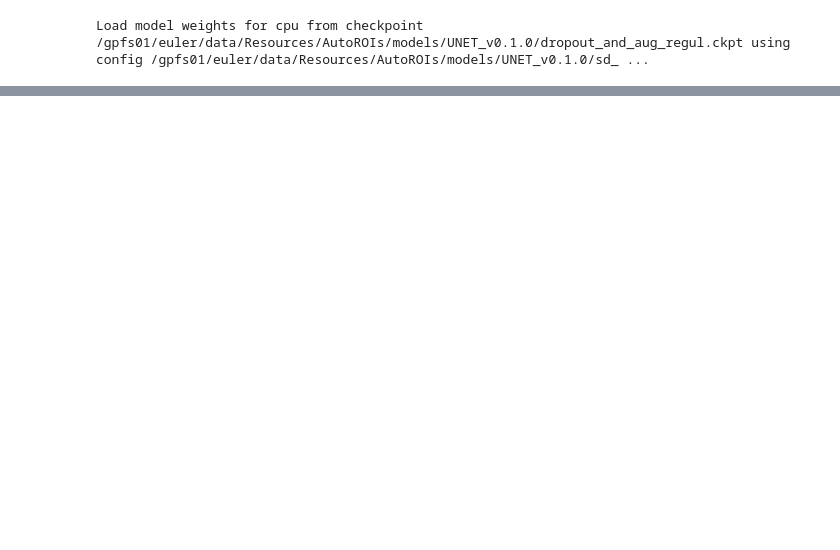
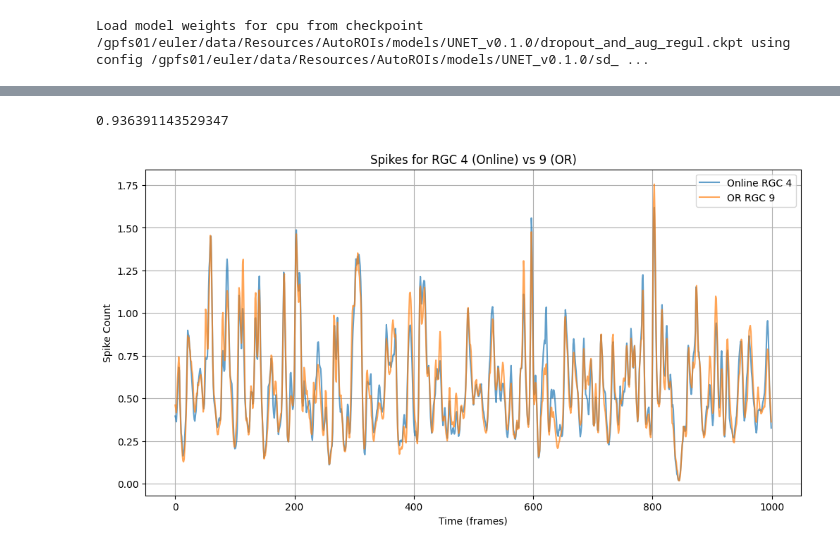
Before and after one commit to SamuelSuhai/model_in_the_loop, a Jupyter notebook: notebooks/validate_online_analysis/validate_online_preprocessing_and_meis.ipynb, the cells around one changed output, grey strips where cells are left out. Drawn from its saved outputs; the diff is of its cells as text; code cells hidden in the pictures; blank space fills up the shorter version.

```diff
--- a/notebooks/validate_online_analysis/validate_online_preprocessing_and_meis.ipynb
+++ b/notebooks/validate_online_analysis/validate_online_preprocessing_and_meis.ipynb
@@ -130,0 +218,5 @@ Load model weights for cpu from checkpoint /gpfs01/euler/data/Resources/AutoROIs
+# %%
+random_seed_mei_wrapper = RandomSeedMEIWrapper(
+    dj_table_holder=dj_table_holder,
+    model_configs=cfg.model_configs,
+    seeds= [123,456,789])
@@ -130,0 +273,9 @@ Load model weights for cpu from checkpoint /gpfs01/euler/data/Resources/AutoROIs
+# %%
+# load OR data
+responses_path = "/gpfs01/euler/User/ssuhai/openretina_cache/euler_lab/hoefling_2024/responses/rgc_natstim_2024-08-14.h5"
+
+responses_dict = load_h5_into_dict(file_path=responses_path)
+
+filtered_responses_dict = filter_responses(responses_dict, **cfg.model_configs.quality_checks)
+
+final_responses = make_final_responses(filtered_responses_dict, response_type="natural")
@@ -130,0 +352,32 @@ Load model weights for cpu from checkpoint /gpfs01/euler/data/Resources/AutoROIs
+# %%
+
+def compare_spikes(online_roi_id, or_roi_id):
+    online_raw_session_dict = random_seed_mei_wrapper.session_dict_raw['online_session_1_ventral1_20250717']
+    neuron_idx = np.where(raw_session_dict["roi_ids"]== or_roi_id)[0].item()
+    online_neuron_idx = np.where( online_raw_session_dict["roi_ids"]== online_roi_id)[0].item()
+
+    # extract the spikes
+    online_spikes = online_raw_session_dict["natural_spikes"][online_neuron_idx]
+    or_spikes = raw_session_dict["natural_spikes"][neuron_idx]
+
+    print(np.corrcoef(online_spikes[~ np.isnan(online_spikes)], or_spikes[~ np.isnan(or_spikes)])[0, 1])
+
+    # plot them overlaid in one figure
+    t0,t1 = 2000,3000
+    plt.figure(figsize=(12, 6))
+    plt.plot(online_spikes[t0:t1], label=f"Online RGC {online_roi_id}", alpha=0.7)
+    plt.plot(or_spikes[t0:t1], label=f"OR RGC {or_roi_id}", alpha=0.7)
+
+    plt.title(f"Spikes for RGC {online_roi_id} (Online) vs {or_roi_id} (OR)")
+    plt.xlabel("Time (frames)")
+    plt.ylabel("Spike Count")
+    plt.legend()
+    plt.grid()
+    plt.show()
+
+online_roi_id = 4
+or_roi_id = 9
+compare_spikes(online_roi_id, or_roi_id)
+# %% [output]
+0.936391143529347
+[figure, added]
```
Also changed, not shown: parts of 39 cells of this notebook, 3 other files.
